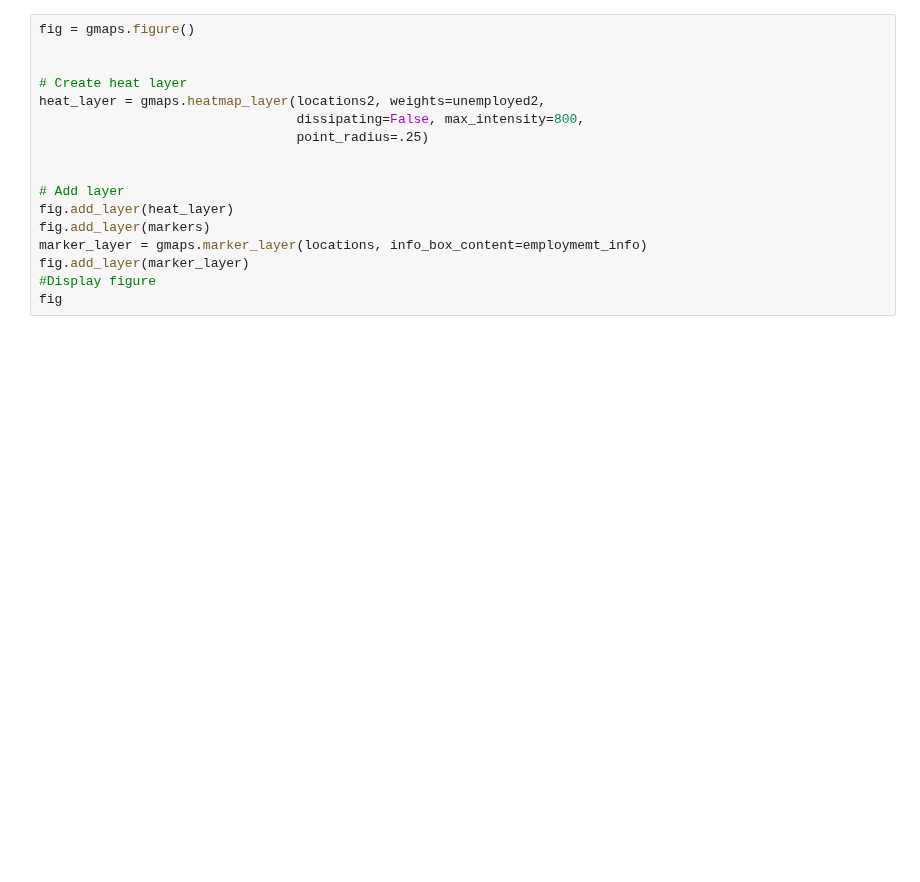
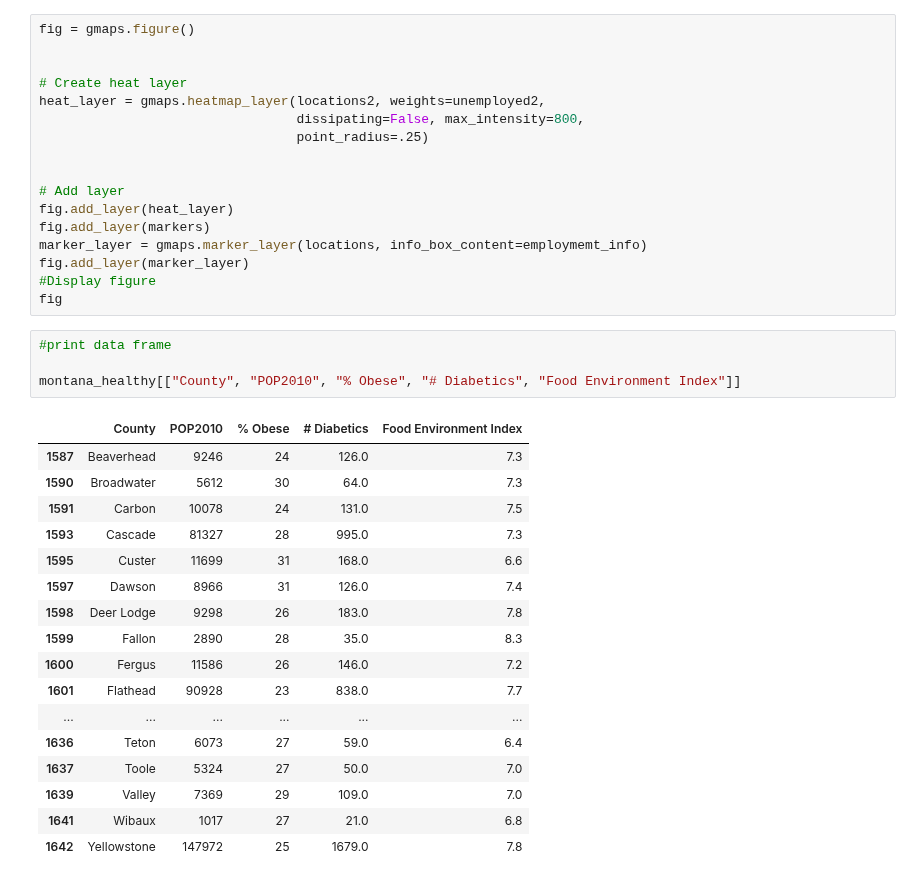
Before and after one commit to Ssimoes48/Food-Deserts-Analysis, a Jupyter notebook: sara_notebook.ipynb, the cells around one changed output. Drawn from its saved outputs; the diff is of its cells as text; blank space fills up the shorter version.

Commit message:
printed dataframes for montana to beter understand data

```diff
--- a/sara_notebook.ipynb
+++ b/sara_notebook.ipynb
@@ -650,3 +675,25 @@ marker_layer = gmaps.marker_layer(locations, info_box_content=employmemt_info)
 fig.add_layer(marker_layer)
 #Display figure
 fig
+# %%
+#print data frame
+
+montana_healthy[["County", "POP2010", "% Obese", "# Diabetics", "Food Environment Index"]]
+# %% [output]
+|  | County | POP2010 | % Obese | # Diabetics | Food Environment Index |
+| 1587 | Beaverhead | 9246 | 24 | 126.0 | 7.3 |
+| 1590 | Broadwater | 5612 | 30 | 64.0 | 7.3 |
+| 1591 | Carbon | 10078 | 24 | 131.0 | 7.5 |
+| 1593 | Cascade | 81327 | 28 | 995.0 | 7.3 |
+| 1595 | Custer | 11699 | 31 | 168.0 | 6.6 |
+| 1597 | Dawson | 8966 | 31 | 126.0 | 7.4 |
+| 1598 | Deer Lodge | 9298 | 26 | 183.0 | 7.8 |
+| 1599 | Fallon | 2890 | 28 | 35.0 | 8.3 |
+| 1600 | Fergus | 11586 | 26 | 146.0 | 7.2 |
+| 1601 | Flathead | 90928 | 23 | 838.0 | 7.7 |
+| ... | ... | ... | ... | ... | ... |
+| 1636 | Teton | 6073 | 27 | 59.0 | 6.4 |
+| 1637 | Toole | 5324 | 27 | 50.0 | 7.0 |
+| 1639 | Valley | 7369 | 29 | 109.0 | 7.0 |
+| 1641 | Wibaux | 1017 | 27 | 21.0 | 6.8 |
+| 1642 | Yellowstone | 147972 | 25 | 1679.0 | 7.8 |
```
Also changed, not shown: parts of 13 cells of this notebook, 4 other files.
